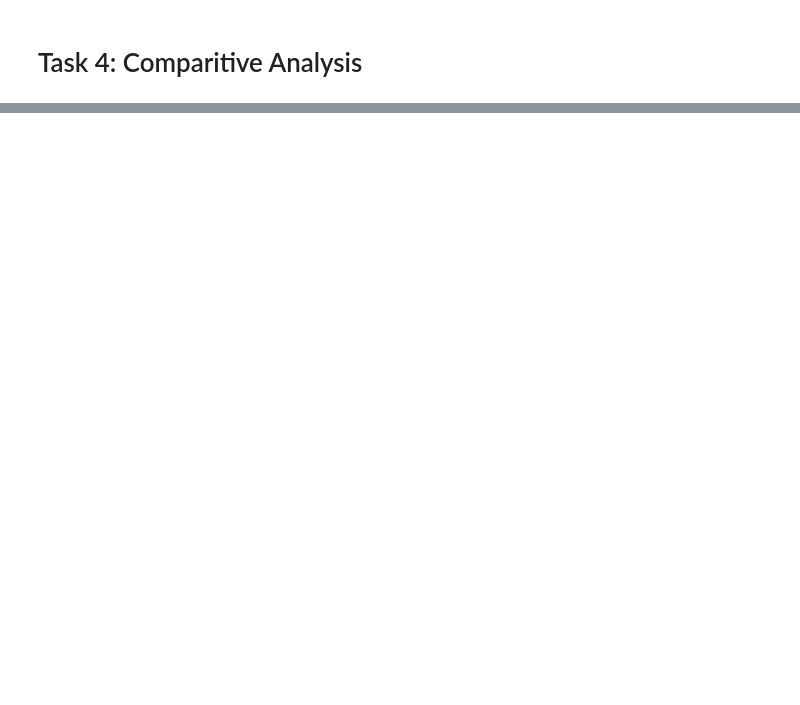
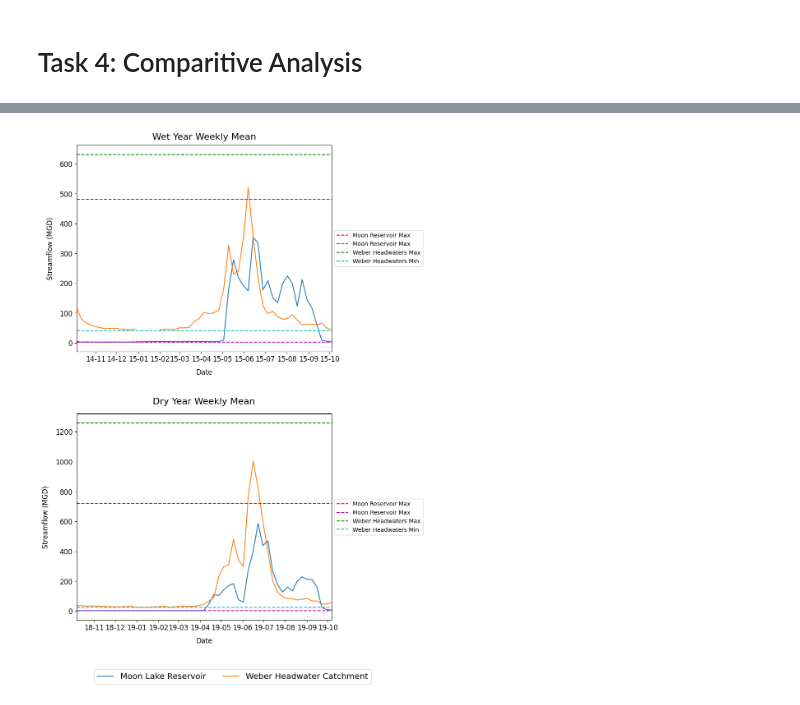
Before and after one commit to eburgon2/Homework1, a Jupyter notebook: notebooks/TimeSeries.ipynb, the cells around one changed output, grey strips where cells are left out. Cells and saved outputs as stored; diff of their text form; code cells hidden in the pictures; blank space fills up the shorter version.

```diff
--- a/notebooks/TimeSeries.ipynb
+++ b/notebooks/TimeSeries.ipynb
@@ -223,0 +264,51 @@ plt.show()
+# %%
+#Plots for daily max/min on weekly averages
+
+fig, ax = plt.subplots(nrows=2, ncols=1, figsize=(8,15))
+
+plot_wet = ax[0]
+plot_dry = ax[1]
+
+wet_maxmin_list = [(mwd_max,'r',"Moon Reservoir Max"),
+                    (mwd_min,'m',"Moon Reservoir Max"),
+                    (wwd_max,'g',"Weber Headwaters Max"),
+                     (wwd_min,'c',"Weber Headwaters Min")]
+
+dry_maxmin_list = [(mdd_max,'r',"Moon Reservoir Max"),
+                    (mdd_min,'m',"Moon Reservoir Max"),
+                    (wdd_max,'g',"Weber Headwaters Max"),
+                     (wdd_min,'c',"Weber Headwaters Min")]
+
+
+plot_wet.plot(wet_weekly)
+plot_wet.set_title("Wet Year Weekly Mean",fontsize = 16,y=1.01)
+plot_wet.set_xlabel("Date",fontsize = 12,labelpad=10)
+plot_wet.set_ylabel("Streamflow (MGD)", fontsize = 12,labelpad=10)
+plot_wet.set_xlim(wet_weekly.index.min(),wet_weekly.index.max())
+plot_wet.tick_params(axis='both', labelsize=12)
+plot_wet.xaxis.set_major_formatter(myFmt)
+
+[plot_wet.axhline(y=i[0],linestyle='--',color=i[1], label=i[2]) for i in wet_maxmin_list]
+plot_wet.legend(loc='center left',bbox_to_anchor=(1, 0.5))
+
+plot_dry.plot(dry_weekly)
+plot_dry.set_title("Dry Year Weekly Mean",fontsize = 16,y=1.03)
+plot_dry.set_xlabel("Date",fontsize = 12,labelpad=10)
+plot_dry.set_ylabel("Streamflow (MGD)", fontsize = 12,labelpad=10)
+plot_dry.set_xlim(dry_weekly.index.min(),dry_weekly.index.max())
+plot_dry.tick_params(axis='both', labelsize=12)
+plot_dry.xaxis.set_major_formatter(myFmt)
+
+[plot_dry.axhline(y=i[0],linestyle='--',color=i[1], label=i[2]) for i in dry_maxmin_list]
+plot_dry.legend(loc='center left',bbox_to_anchor=(1, 0.5))
+
+plt.subplots_adjust(hspace=0.3, wspace=0.3)
+fig.legend(wet_weekly.columns.values,
+           loc='lower center',
+           fontsize = 'x-large',
+           ncols=2,
+           labelspacing = 1,
+           )
+plt.show()
+# %% [output]
+[figure, added]
```
Also changed, not shown: parts of 7 cells of this notebook.
